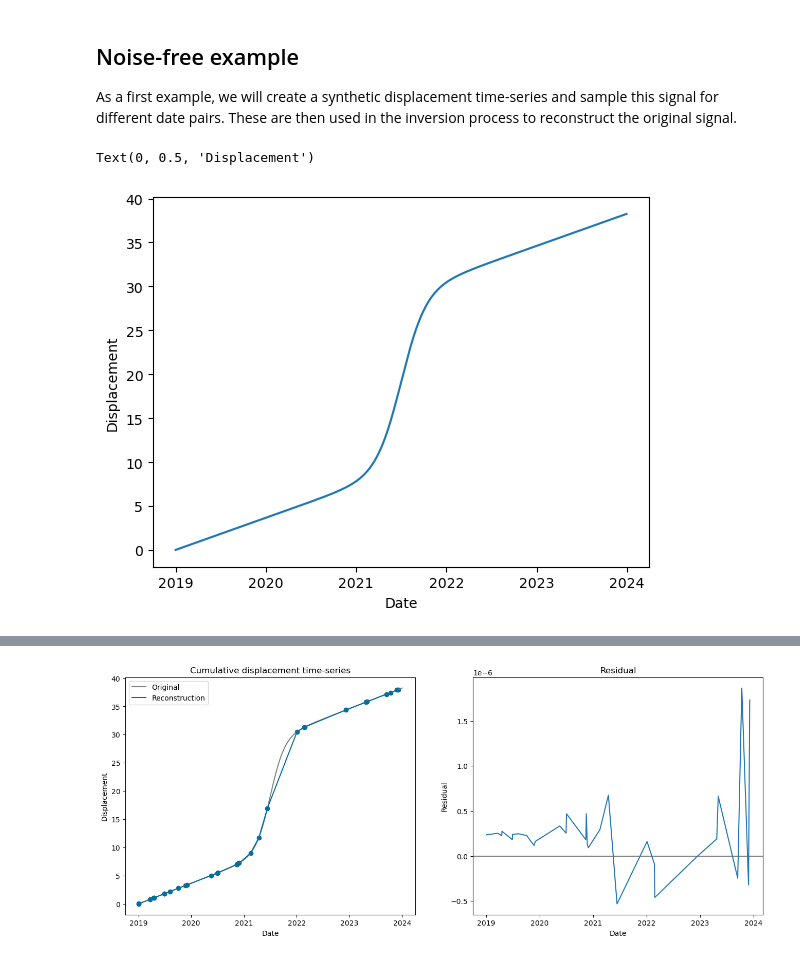
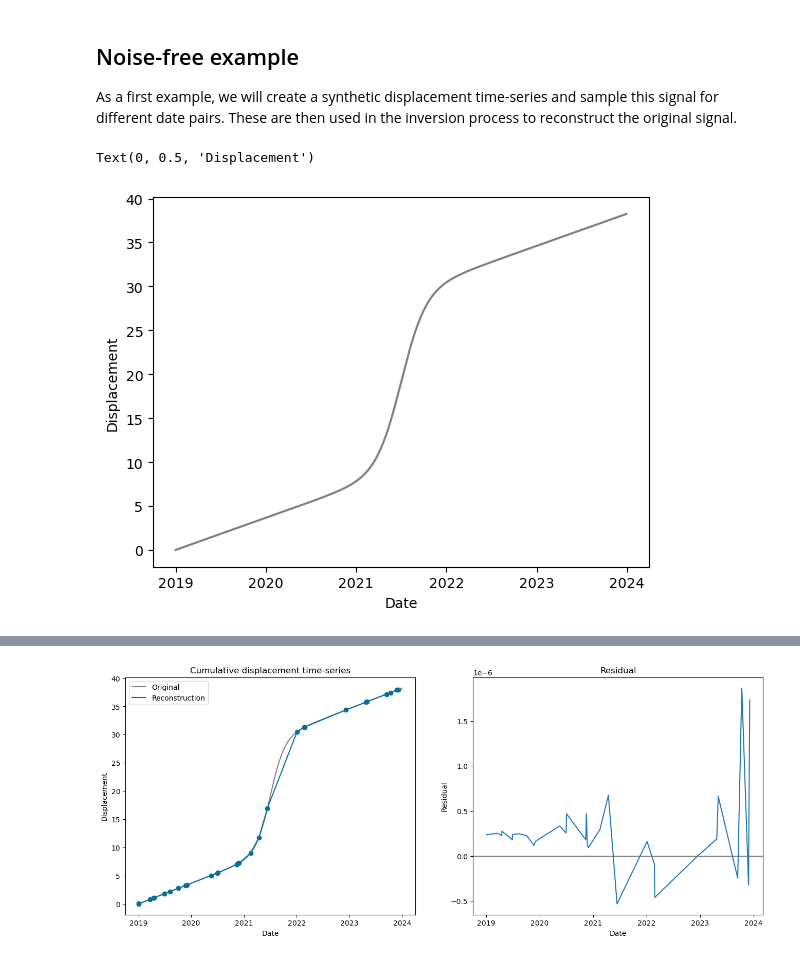
Before and after one commit to UP-RS-ESP/timeseries_inversion, a Jupyter notebook: timeseries_inversion_basic_example.ipynb, the cells around one changed output, grey strips where cells are left out. Saved outputs shown, nothing was run; the diff lists cells and outputs as text; code cells hidden in the pictures.

```diff
--- a/timeseries_inversion_basic_example.ipynb
+++ b/timeseries_inversion_basic_example.ipynb
@@ -21,24 +21,24 @@ As a first example, we will create a synthetic displacement time-series and samp
 # %%
 #create an artificial displacement original_signal
 start_date = datetime.strptime('01/01/2019', '%d/%m/%Y')
 end_date = datetime.strptime('31/12/2023', '%d/%m/%Y')
 
 dr = pd.date_range(start=start_date, end=end_date, freq='D')
 
 
 #create synthetic cumulative displacement original_signal
 #here: sigmoid + linear function
 x = np.arange(0, len(dr), 1)
 y = 0.01 * x + 20 / (1 + np.exp(-0.02 * (np.arange(len(dr)) - len(dr)/2)))
 original_signal = pd.DataFrame({'date': dr.date, 'disp': y})
 
 plt.figure()
-plt.plot(original_signal.date, original_signal.disp)
+plt.plot(original_signal.date, original_signal.disp, 'gray')
 plt.xlabel('Date')
 plt.ylabel('Displacement')
 # %% [output]
 Text(0, 0.5, 'Displacement')
-[figure, old version]
+[figure, new version]
 # %%
 # define dates on which to sample the displacement signal (usually dates of satellite acquisitions)
 
```
Also changed, not shown: parts of 4 cells of this notebook, 2 other files.
